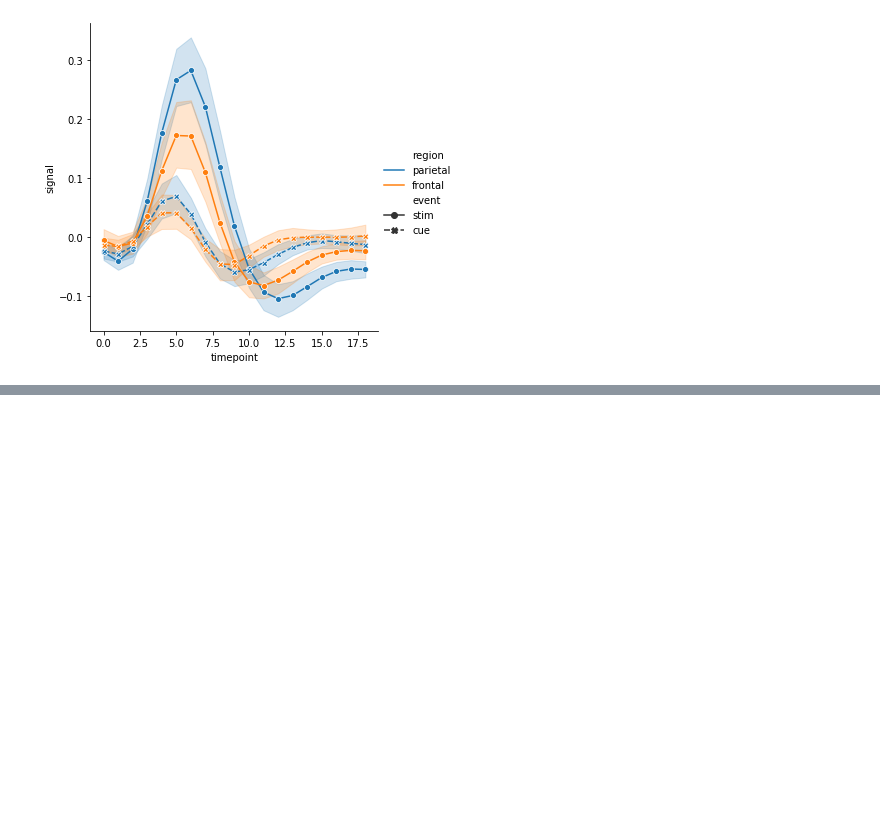
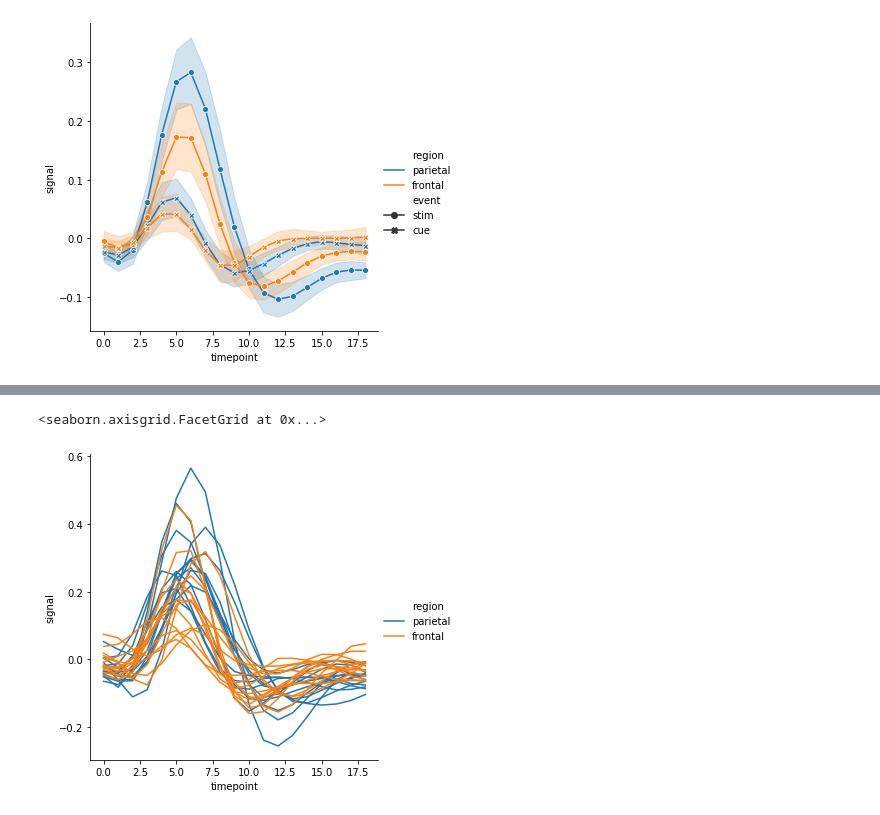
Before and after one commit to Demid-demid/Data-Visualisation, a Jupyter notebook: Line_plots.ipynb, the cells around one changed output, grey strips where cells are left out. Cells and saved outputs as stored; diff of their text form; code cells hidden in the pictures; blank space fills up the shorter version.

Commit message:
What is .query()

```diff
--- a/Line_plots.ipynb
+++ b/Line_plots.ipynb
@@ -76,0 +83,5 @@ sb.relplot(x= "timepoint", y= "signal", hue = "region",style = "event",kind= "li
+# %%
+sb.relplot(x="timepoint", y="signal", hue="region", units = "subject", estimator = None, kind="line", data= fmri.query("event == 'stim'"))
+# %% [output]
+<seaborn.axisgrid.FacetGrid at 0x...>
+[figure, added]
```
Also changed, not shown: parts of 2 cells of this notebook.
